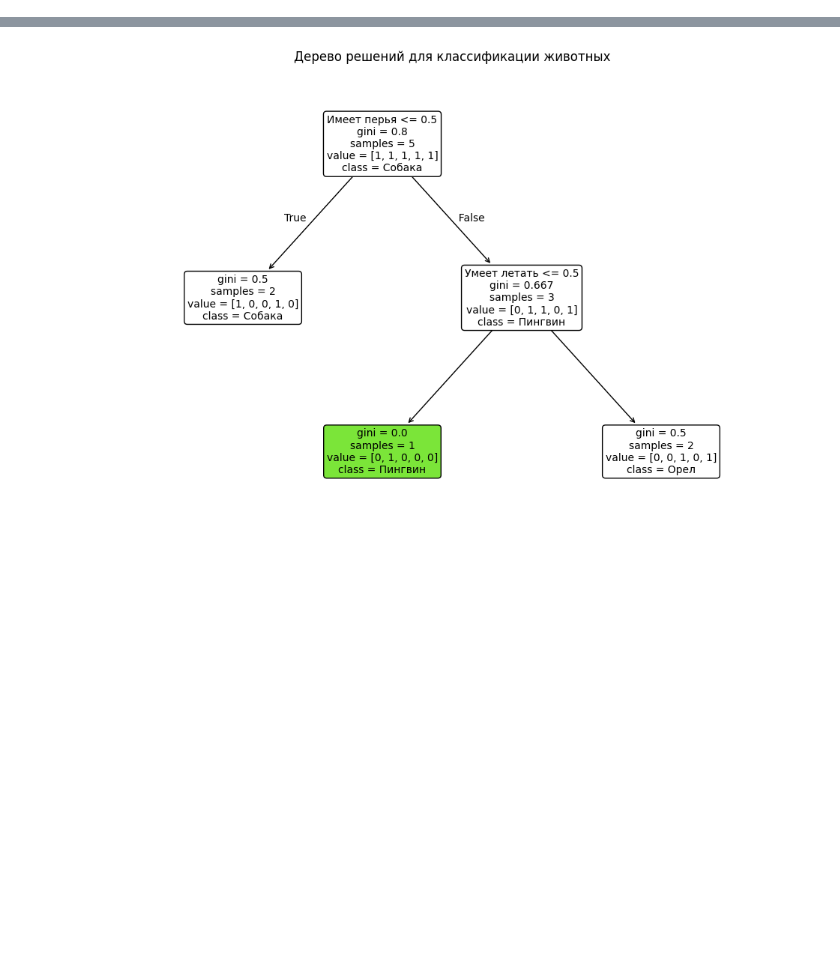
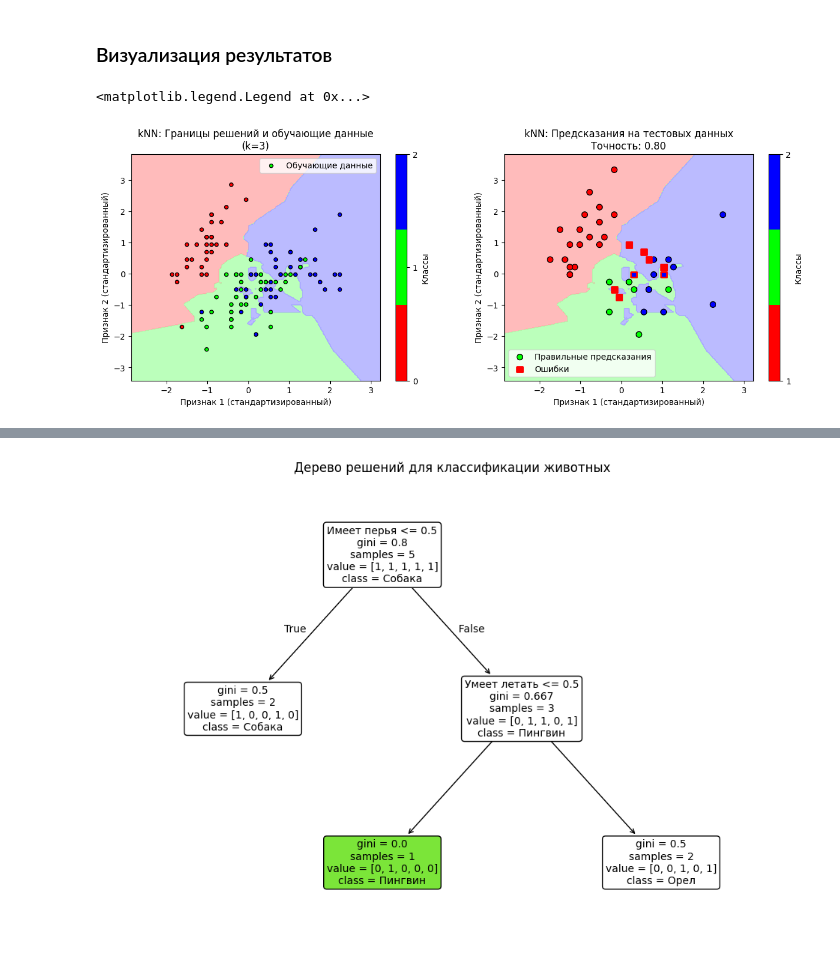
Before and after one commit to konygin/course_ml4kids, a Jupyter notebook: 03_classification_1.ipynb, the cells around one changed output, grey strips where cells are left out. Saved outputs shown, nothing was run; the diff lists cells and outputs as text; code cells hidden in the pictures; blank space fills up the shorter version.

```diff
--- a/03_classification_1.ipynb
+++ b/03_classification_1.ipynb
@@ -173,0 +168,5 @@ plt.show()
+# %%
+# Стандартизация данных
+scaler = StandardScaler()
+X_train = scaler.fit_transform(X_train)
+X_test = scaler.transform(X_test)
@@ -173,0 +200,8 @@ plt.show()
+# %%
+# Создание и обучение модели
+knn = KNeighborsClassifier(n_neighbors=3)
+knn.fit(X_train, y_train)
+
+# Оценка точности
+accuracy = knn.score(X_test, y_test)
+print(f"Точность модели: {accuracy:.2f}")
@@ -173,0 +210,67 @@ plt.show()
+# %% [markdown]
+### Визуализация результатов
+# %%
+from matplotlib.colors import ListedColormap
+
+# Создаем цветовую карту для классов
+cmap_light = ListedColormap(['#FFAAAA', '#AAFFAA', '#AAAAFF'])
+cmap_bold = ListedColormap(['#FF0000', '#00FF00', '#0000FF'])
+
+# Создаем сетку для построения границ решений
+h = 0.02  # шаг сетки
+x_min, x_max = X_train[:, 0].min() - 1, X_train[:, 0].max() + 1
+y_min, y_max = X_train[:, 1].min() - 1, X_train[:, 1].max() + 1
+xx, yy = np.meshgrid(np.arange(x_min, x_max, h),
+                     np.arange(y_min, y_max, h))
+
+# Предсказываем класс для каждой точки сетки
+Z = knn.predict(np.c_[xx.ravel(), yy.ravel()])
+Z = Z.reshape(xx.shape)
+
+# Создаем график
+plt.figure(figsize=(15, 5))
+
+
+# 1. Визуализация обучающих данных и границ решений
+
+plt.subplot(1, 2, 1)
+plt.contourf(xx, yy, Z, cmap=cmap_light, alpha=0.8)
+plt.scatter(X_train[:, 0], X_train[:, 1], c=y_train, cmap=cmap_bold,
+            edgecolor='black', s=20, label='Обучающие данные')
+plt.xlabel('Признак 1 (стандартизированный)')
+plt.ylabel('Признак 2 (стандартизированный)')
+plt.title('kNN: Границы решений и обучающие данные\n(k=3)')
+plt.colorbar(ticks=[0, 1, 2], label='Классы')
+plt.legend()
+
+
+# 2. Визуализация тестовых данных и предсказаний
+
+plt.subplot(1, 2, 2)
+plt.contourf(xx, yy, Z, cmap=cmap_light, alpha=0.8)
+
+# Предсказания для тестовых данных
+y_pred = knn.predict(X_test)
+
+# Отмечаем правильные и неправильные предсказания
+correct = y_pred == y_test
+incorrect = ~correct
+
+# Правильные предсказания
+plt.scatter(X_test[correct, 0], X_test[correct, 1], c=y_test[correct],
+            cmap=cmap_bold, edgecolor='black', s=50, marker='o',
+            label='Правильные предсказания')
+
+# Неправильные предсказания
+plt.scatter(X_test[incorrect, 0], X_test[incorrect, 1], c=y_test[incorrect],
+            cmap=cmap_bold, edgecolor='red', s=50, marker='s',
+            linewidth=2, label='Ошибки')
+
+plt.xlabel('Признак 1 (стандартизированный)')
+plt.ylabel('Признак 2 (стандартизированный)')
+plt.title(f'kNN: Предсказания на тестовых данных\nТочность: {accuracy:.2f}')
+plt.colorbar(ticks=[0, 1, 2], label='Классы')
+plt.legend()
+# %% [output]
+<matplotlib.legend.Legend at 0x...>
+[figure, added]
```
Also changed, not shown: parts of 42 cells of this notebook, 1 other file.
